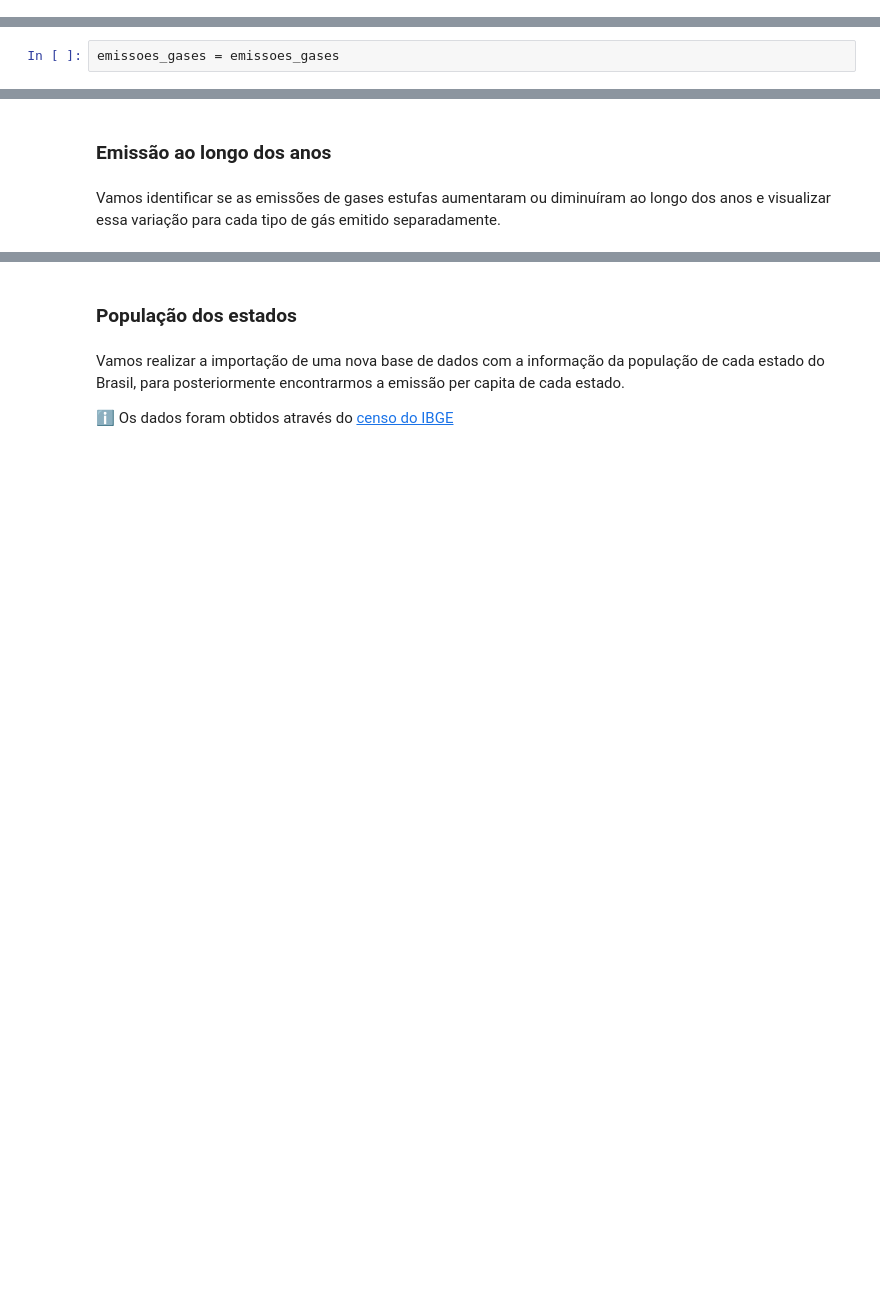
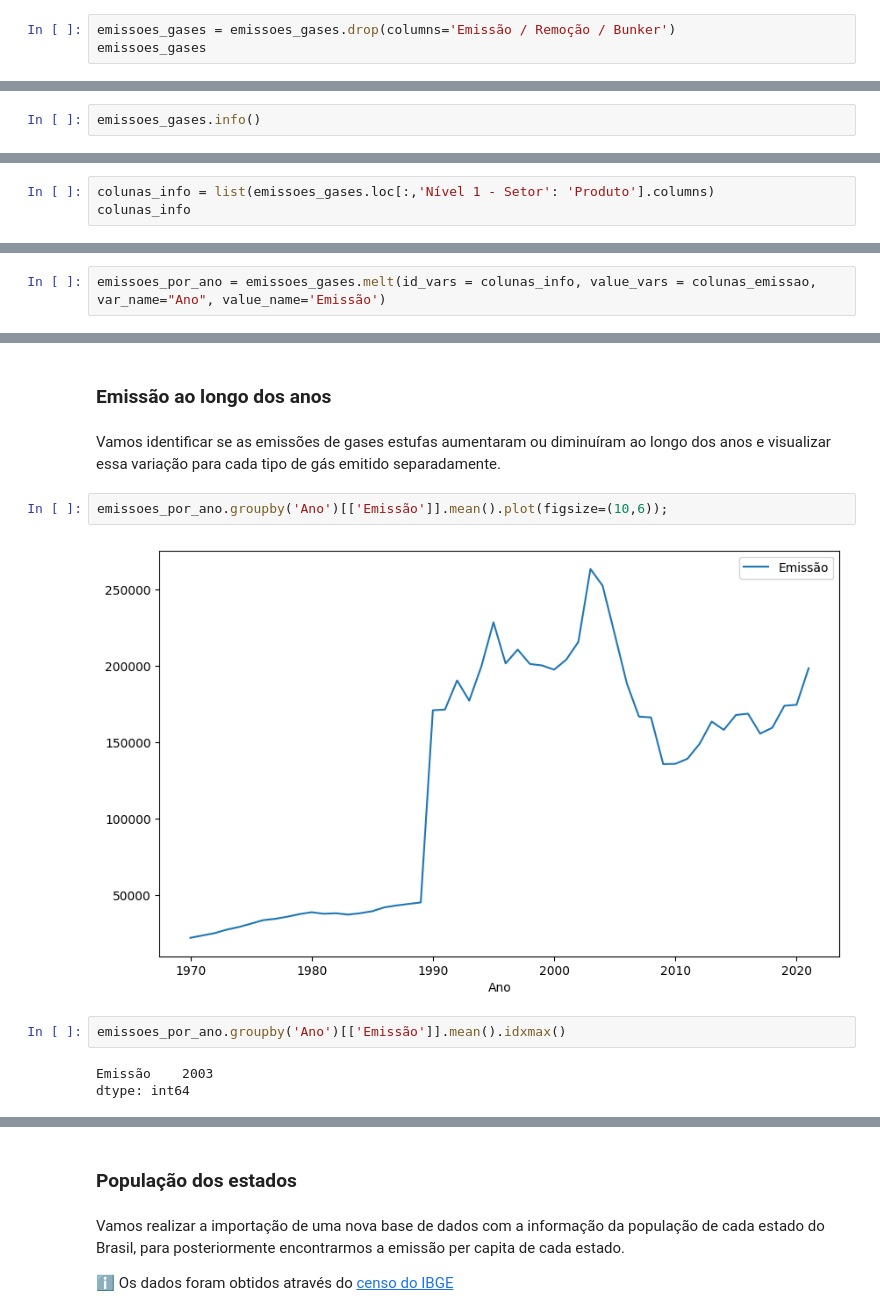
Before and after one commit to PedroLourega/study, a Jupyter notebook: alura_courses/Pandas Library/Pandas_II/pandas_selecao_e_agrupamento.ipynb, the cells around one changed output, grey strips where cells are left out. Saved outputs shown, nothing was run; the diff lists cells and outputs as text; blank space fills up the shorter version.

```diff
--- a/alura_courses/Pandas Library/Pandas_II/pandas_selecao_e_agrupamento.ipynb
+++ b/alura_courses/Pandas Library/Pandas_II/pandas_selecao_e_agrupamento.ipynb
@@ -174,3 +176,6 @@ emissoes_gases
 94748 rows × 63 columns
 # %% [markdown]
 Como não restou nenhum valor útil para análise na coluna de *Emissão / Remoção / Bunker*, vamos removê-la por completo da base de dados.
+# %%
+emissoes_gases = emissoes_gases.drop(columns='Emissão / Remoção / Bunker')
+emissoes_gases
@@ -177,2 +196,2 @@ Como não restou nenhum valor útil para análise na coluna de *Emissão / Remo
 # %%
-emissoes_gases = emissoes_gases
+emissoes_gases.info()
@@ -189,2 +232,5 @@ Vamos fazer uma análise agora da quantidade de emissão **total** por tipo de g
 # %% [markdown]
 Podemos checar quais dados foram agrupados em cada grupo com uso do atributo [`groups`](https://pandas.pydata.org/docs/reference/api/pandas.core.groupby.GroupBy.groups.html) e realizar seleções de grupos específicos com o método [`get_group()`](https://pandas.pydata.org/docs/reference/api/pandas.core.groupby.GroupBy.get_group.html).
+# %%
+colunas_info = list(emissoes_gases.loc[:,'Nível 1 - Setor': 'Produto'].columns)
+colunas_info
@@ -190,0 +276,2 @@ Podemos checar quais dados foram agrupados em cada grupo com uso do atributo [`g
+# %%
+emissoes_por_ano = emissoes_gases.melt(id_vars = colunas_info, value_vars = colunas_emissao, var_name="Ano", value_name='Emissão')
@@ -217,3 +536,12 @@ Podemos alterar a ordem dos níveis de índice para encontrar a outra informaç
 ### Emissão ao longo dos anos
 # %% [markdown]
 Vamos identificar se as emissões de gases estufas aumentaram ou diminuíram ao longo dos anos e visualizar essa variação para cada tipo de gás emitido separadamente.
+# %%
+emissoes_por_ano.groupby('Ano')[['Emissão']].mean().plot(figsize=(10,6));
+# %% [output]
+[figure, added]
+# %%
+emissoes_por_ano.groupby('Ano')[['Emissão']].mean().idxmax()
+# %% [output]
+Emissão    2003
+dtype: int64
```
Also changed, not shown: parts of 38 cells of this notebook, 2 other files.
